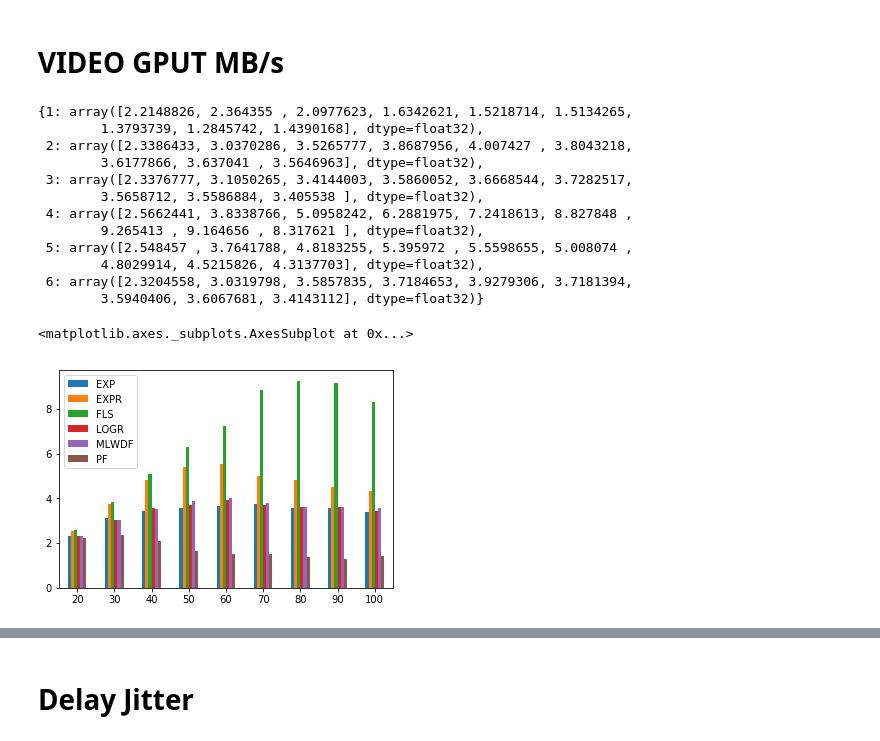
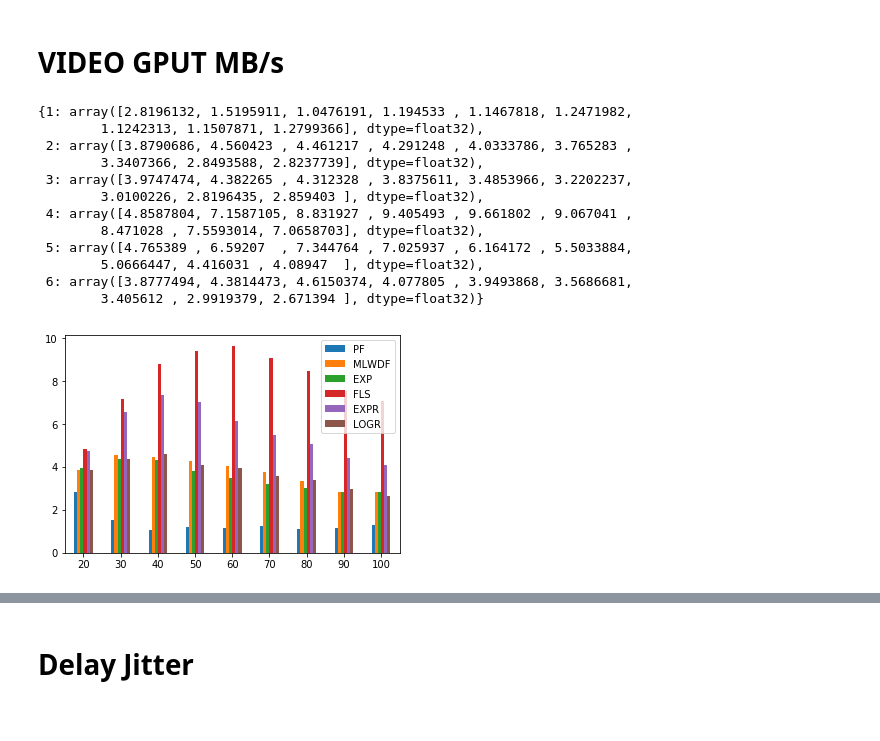
Before and after one commit to gdbranco/lte-sim-dev-new, a Jupyter notebook: myStuff/scripts/Statistics.ipynb, the cells around one changed output, grey strips where cells are left out. Saved outputs shown, nothing was run; the diff lists cells and outputs as text; code cells hidden in the pictures.

```diff
--- a/myStuff/scripts/Statistics.ipynb
+++ b/myStuff/scripts/Statistics.ipynb
@@ -163,20 +163,27 @@ class LTEParser:
                 fairnessPerApp[app]["FairnessIndex"] = fairnessPerApp[app]["SquaredSum"] / division if division > 0 else 1
         return fairnessPerApp
 # %%
-base = "../raw_outputs/Interference_og"
+base = "../../../Simulations/Raw/Interference_2"
 ext = ".gz"
-files = {1: {30: {20: [], 30: [], 40: [], 50: [], 60: [], 70: [], 80: [], 90: [], 100: []}},
-         2: {30: {20: [], 30: [], 40: [], 50: [], 60: [], 70: [], 80: [], 90: [], 100: []}},
-         3: {30: {20: [], 30: [], 40: [], 50: [], 60: [], 70: [], 80: [], 90: [], 100: []}},
-         4: {30: {20: [], 30: [], 40: [], 50: [], 60: [], 70: [], 80: [], 90: [], 100: []}},
-         5: {30: {20: [], 30: [], 40: [], 50: [], 60: [], 70: [], 80: [], 90: [], 100: []}},
-         6: {30: {20: [], 30: [], 40: [], 50: [], 60: [], 70: [], 80: [], 90: [], 100: []}}}
+until = 3
+files = {1: {30: {20: [], 30: [], 40: [], 50: [], 60: [], 70: [], 80: [], 90: [], 100: []},
+            120: {20: [], 30: [], 40: [], 50: [], 60: [], 70: [], 80: [], 90: [], 100: []}},
+         2: {30: {20: [], 30: [], 40: [], 50: [], 60: [], 70: [], 80: [], 90: [], 100: []},
+            120: {20: [], 30: [], 40: [], 50: [], 60: [], 70: [], 80: [], 90: [], 100: []}},
+         3: {30: {20: [], 30: [], 40: [], 50: [], 60: [], 70: [], 80: [], 90: [], 100: []},
+            120: {20: [], 30: [], 40: [], 50: [], 60: [], 70: [], 80: [], 90: [], 100: []}},
+         4: {30: {20: [], 30: [], 40: [], 50: [], 60: [], 70: [], 80: [], 90: [], 100: []},
+            120: {20: [], 30: [], 40: [], 50: [], 60: [], 70: [], 80: [], 90: [], 100: []}},
+         5: {30: {20: [], 30: [], 40: [], 50: [], 60: [], 70: [], 80: [], 90: [], 100: []},
+            120: {20: [], 30: [], 40: [], 50: [], 60: [], 70: [], 80: [], 90: [], 100: []}},
+         6: {30: {20: [], 30: [], 40: [], 50: [], 60: [], 70: [], 80: [], 90: [], 100: []},
+            120: {20: [], 30: [], 40: [], 50: [], 60: [], 70: [], 80: [], 90: [], 100: []}}}
 for sched in range(1,7):
     for ue in range(20, 101, 10):
-        for vel in [30]:
-            for count in range(1,6):
+        for vel in [30, 120]:
+            for count in range(1,until):
                 file = "/SCHED_" + str(sched) + "_UE_" + str(ue) + "_V_" + str(vel) +"_D_0.1_" + str(count)
-                filename = base + "/" + str(sched) + "/UE" + str(ue) + "/V" + str(vel) + file + ext
+                filename = base + file + ext
                 files[sched][vel][ue].append(filename)
 # %%
 pprint(files)
@@ -207,10 +232,10 @@ for sched in GPUTSVIDEO:
     GPUTSVIDEO[sched] = np.array(GPUTSVIDEO[sched], dtype=np.float32)
     FAIRVIDEO[sched] = np.array(FAIRVIDEO[sched], dtype=np.float32)
     DELAYVIDEO[sched] = np.array(DELAYVIDEO[sched], dtype = np.float32)
-    DELAYVOICE[sched] = np.array(DELAYVOICE[sched], dtype = np.float32)
+    JITTERVIDEO[sched] = np.array(JITTERVIDEO[sched], dtype = np.float32)
     GPUTSVOICE[sched] = np.array(GPUTSVOICE[sched], dtype=np.float32)
     FAIRVOICE[sched] = np.array(FAIRVOICE[sched], dtype=np.float32)
-    JITTERVIDEO[sched] = np.array(JITTERVIDEO[sched], dtype = np.float32)
-    JITTERVIDEO[sched] = np.array(JITTERVOICE[sched], dtype = np.float32)
+    DELAYVOICE[sched] = np.array(DELAYVOICE[sched], dtype = np.float32)
+    JITTERVOICE[sched] = np.array(JITTERVOICE[sched], dtype = np.float32)
     PACKETLOSS[sched] = np.array(PACKETLOSS[sched], dtype=np.float32)
 # %% [output]
@@ -239,26 +264,27 @@ for sched in GPUTSVIDEO:
     MEGAVIDEO[sched] = np.true_divide(GPUTSVIDEO[sched], 8)
 MEGAVIDEO
 # %% [output]
-{1: array([2.2148826, 2.364355 , 2.0977623, 1.6342621, 1.5218714, 1.5134265,
-        1.3793739, 1.2845742, 1.4390168], dtype=float32),
- 2: array([2.3386433, 3.0370286, 3.5265777, 3.8687956, 4.007427 , 3.8043218,
-        3.6177866, 3.637041 , 3.5646963], dtype=float32),
- 3: array([2.3376777, 3.1050265, 3.4144003, 3.5860052, 3.6668544, 3.7282517,
-        3.5658712, 3.5586884, 3.405538 ], dtype=float32),
- 4: array([2.5662441, 3.8338766, 5.0958242, 6.2881975, 7.2418613, 8.827848 ,
-        9.265413 , 9.164656 , 8.317621 ], dtype=float32),
- 5: array([2.548457 , 3.7641788, 4.8183255, 5.395972 , 5.5598655, 5.008074 ,
-        4.8029914, 4.5215826, 4.3137703], dtype=float32),
- 6: array([2.3204558, 3.0319798, 3.5857835, 3.7184653, 3.9279306, 3.7181394,
-        3.5940406, 3.6067681, 3.4143112], dtype=float32)}
+{1: array([2.8196132, 1.5195911, 1.0476191, 1.194533 , 1.1467818, 1.2471982,
+        1.1242313, 1.1507871, 1.2799366], dtype=float32),
+ 2: array([3.8790686, 4.560423 , 4.461217 , 4.291248 , 4.0333786, 3.765283 ,
+        3.3407366, 2.8493588, 2.8237739], dtype=float32),
+ 3: array([3.9747474, 4.382265 , 4.312328 , 3.8375611, 3.4853966, 3.2202237,
+        3.0100226, 2.8196435, 2.859403 ], dtype=float32),
+ 4: array([4.8587804, 7.1587105, 8.831927 , 9.405493 , 9.661802 , 9.067041 ,
+        8.471028 , 7.5593014, 7.0658703], dtype=float32),
+ 5: array([4.765389 , 6.59207  , 7.344764 , 7.025937 , 6.164172 , 5.5033884,
+        5.0666447, 4.416031 , 4.08947  ], dtype=float32),
+ 6: array([3.8777494, 4.3814473, 4.6150374, 4.077805 , 3.9493868, 3.5686681,
+        3.405612 , 2.9919379, 2.671394 ], dtype=float32)}
 # %%
 dfGPUTVIDEO = pd.DataFrame({'PF': MEGAVIDEO[1], 'MLWDF': MEGAVIDEO[2], 'EXP': MEGAVIDEO[3],
                        'FLS': MEGAVIDEO[4], 'EXPR': MEGAVIDEO[5], 'LOGR': MEGAVIDEO[6]},
                       index=[20,30,40,50,60,70,80,90,100])
-dfGPUTVIDEO.plot.bar(rot=0)
+plot = dfGPUTVIDEO.plot.bar(rot=0)
+fig = plot.get_figure()
+fig.savefig("./pdfs/GPUTVideo.pdf", bbox_inches='tight')
 # %% [output]
-<matplotlib.axes._subplots.AxesSubplot at 0x...>
-[figure, old version]
+[figure, new version]
 # %%
 dfGPUTVIDEO
 # %% [output]
```
Also changed, not shown: parts of 44 cells of this notebook, 24 other files.
